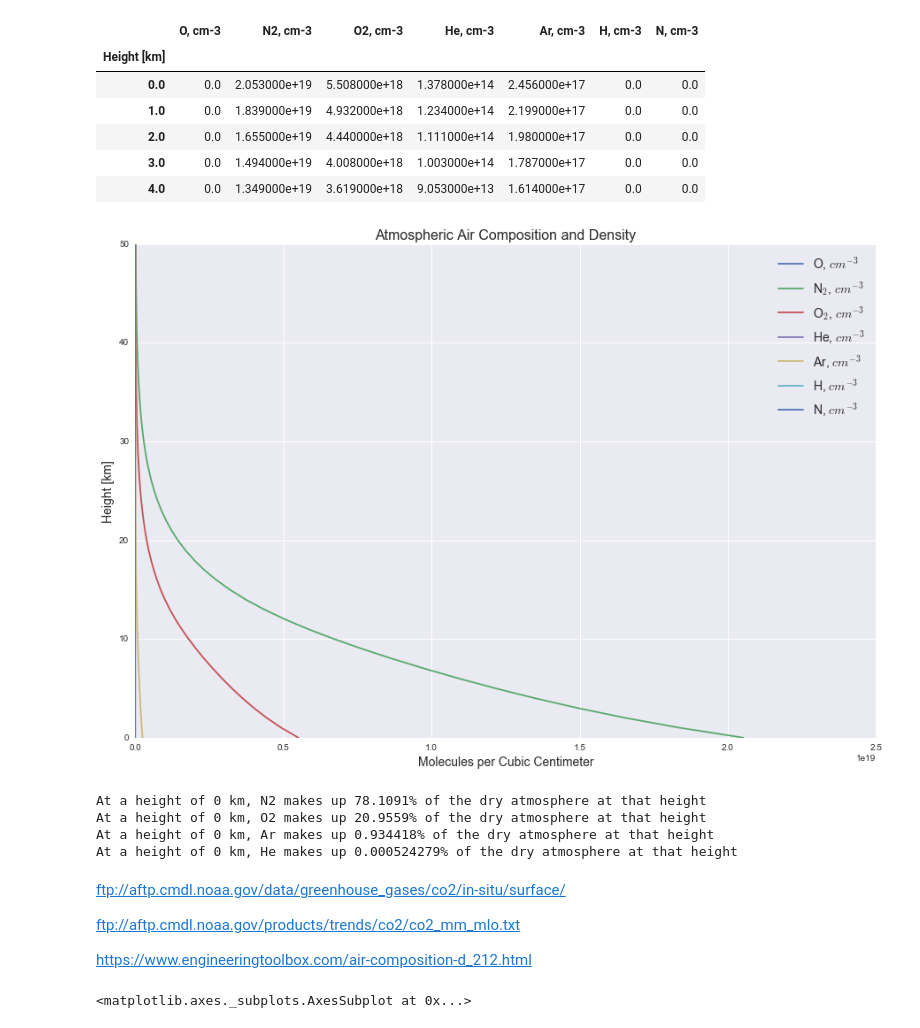
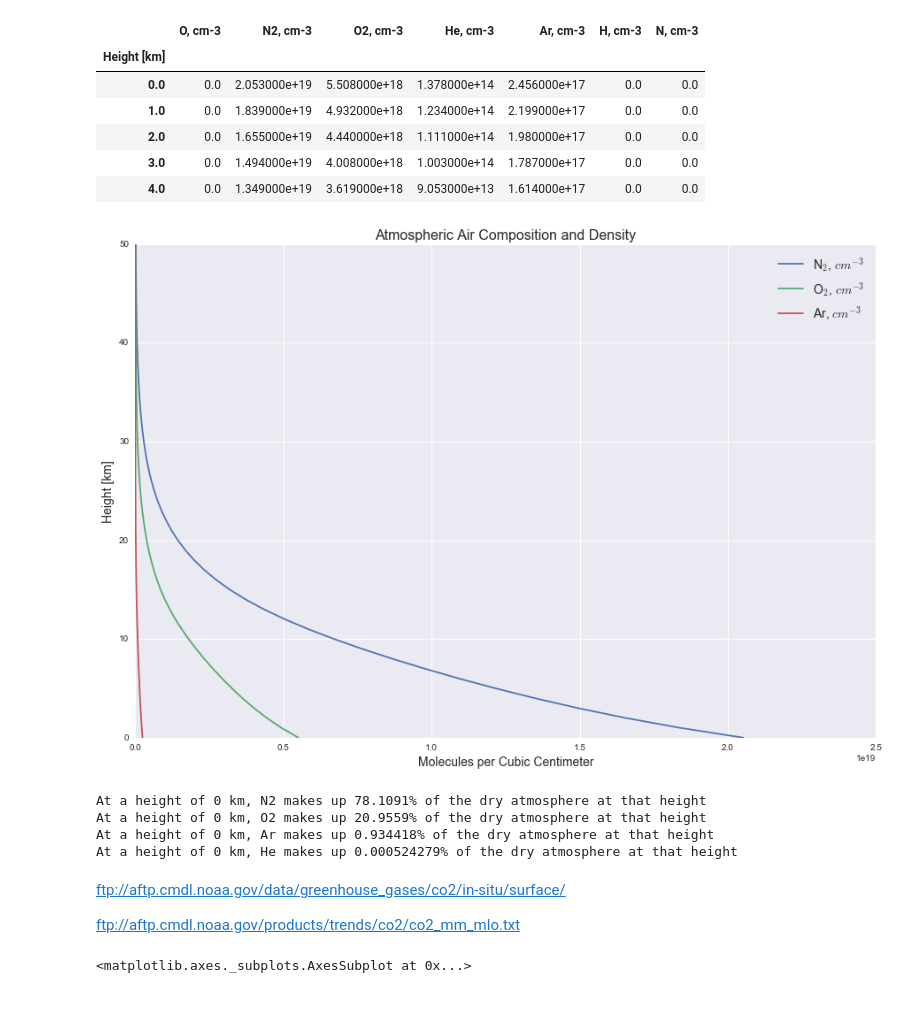
Before and after one commit to MattTriano/personal_site_public, a Jupyter notebook: Climate_Change_and_CO2.ipynb, the cells around one changed output. Saved outputs shown, nothing was run; the diff lists cells and outputs as text; code cells hidden in the pictures.

```diff
--- a/Climate_Change_and_CO2.ipynb
+++ b/Climate_Change_and_CO2.ipynb
@@ -222,21 +502,21 @@ atmos_comp.head()
 # %%
 fig = plt.figure(figsize=(15,10))
 ax = fig.add_subplot(111)
-ax.plot(atmos_comp['O, cm-3'].values, atmos_comp['O, cm-3'].index, label='O, $cm^{-3}$')
+# ax.plot(atmos_comp['O, cm-3'].values, atmos_comp['O, cm-3'].index, label='O, $cm^{-3}$')
 ax.plot(atmos_comp['N2, cm-3'].values, atmos_comp['N2, cm-3'].index, label='N$_2$, $cm^{-3}$')
 ax.plot(atmos_comp['O2, cm-3'].values, atmos_comp['O2, cm-3'].index, label='O$_2$, $cm^{-3}$')
-ax.plot(atmos_comp['He, cm-3'].values, atmos_comp['He, cm-3'].index, label='He, $cm^{-3}$')
+# ax.plot(atmos_comp['He, cm-3'].values, atmos_comp['He, cm-3'].index, label='He, $cm^{-3}$')
 ax.plot(atmos_comp['Ar, cm-3'].values, atmos_comp['Ar, cm-3'].index, label='Ar, $cm^{-3}$')
-ax.plot(atmos_comp['H, cm-3'].values, atmos_comp['H, cm-3'].index, label='H, $cm^{-3}$')
-ax.plot(atmos_comp['N, cm-3'].values, atmos_comp['N, cm-3'].index, label='N, $cm^{-3}$')
+# ax.plot(atmos_comp['H, cm-3'].values, atmos_comp['H, cm-3'].index, label='H, $cm^{-3}$')
+# ax.plot(atmos_comp['N, cm-3'].values, atmos_comp['N, cm-3'].index, label='N, $cm^{-3}$')
 ax.set(ylim=[0, 50])
 ax.set_ylabel('Height [km]', fontsize=14)
 ax.set_xlabel('Molecules per Cubic Centimeter', fontsize=14)
 ax.set_title('Atmospheric Air Composition and Density', fontsize=16)
 ax.legend(fontsize=14)
 plt.show()
 # %% [output]
-[figure, old version]
+[figure, new version]
 # %%
 print('At a height of 0 km, N2 makes up {:2.6}% of the dry atmosphere at that height'
       .format(atmos_comp.loc[0,'N2, cm-3'] * 100 / (atmos_comp.loc[0,:].sum()+0.0407)))
@@ -255,8 +535,6 @@ At a height of 0 km, He makes up 0.000524279% of the dry atmosphere at that heig
 ftp://aftp.cmdl.noaa.gov/data/greenhouse_gases/co2/in-situ/surface/
 
 ftp://aftp.cmdl.noaa.gov/products/trends/co2/co2_mm_mlo.txt
-
-https://www.engineeringtoolbox.com/air-composition-d_212.html
 # %%
 moving_avg = temp_chi.rolling(window=60).mean()
 span_avg = moving_avg['Avg_Temp'].mean()
```
Also changed, not shown: parts of 30 cells of this notebook, 5 other files.
